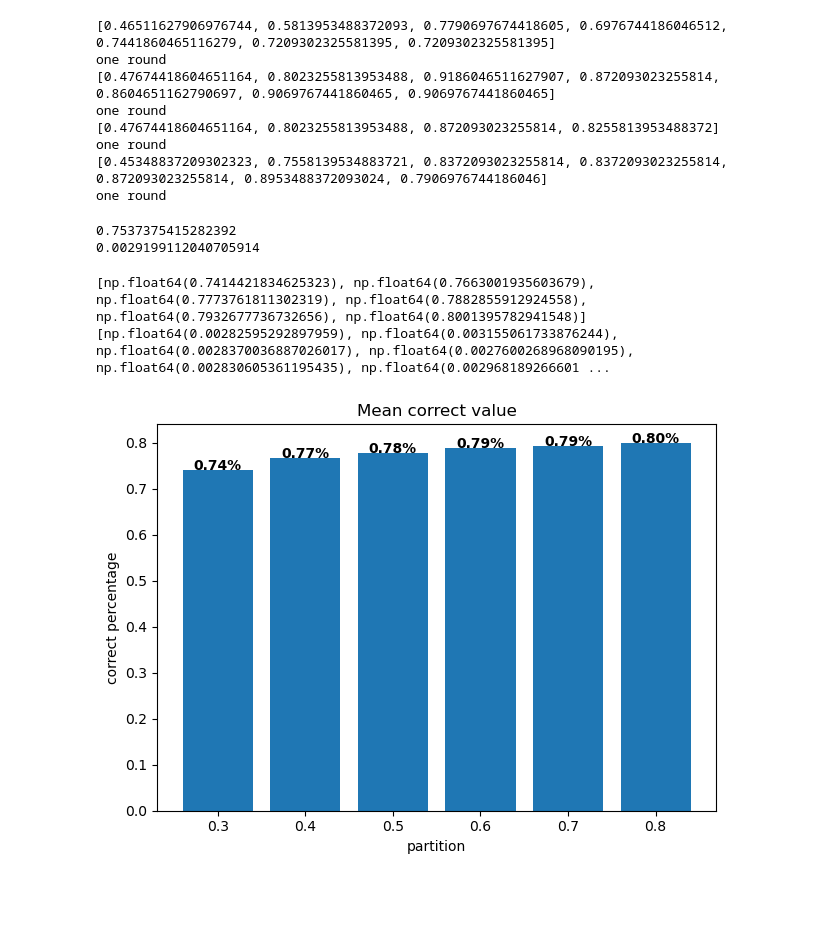
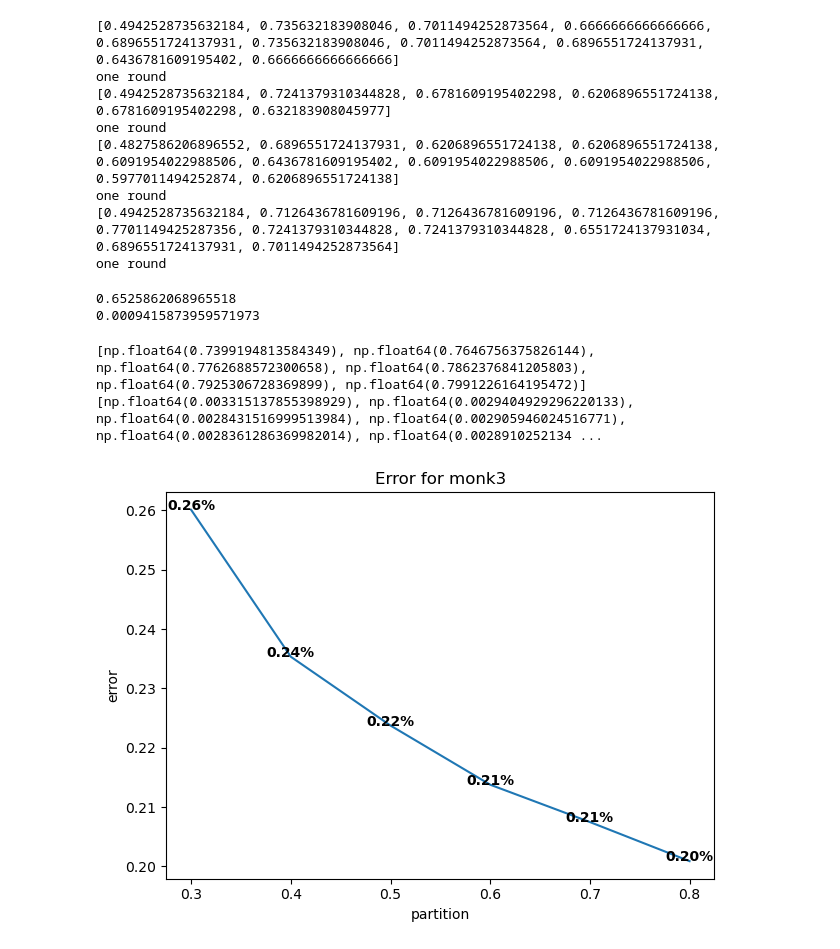
Before and after one commit to Yanjun96/FDD3431, a Jupyter notebook: labs/lab1_dectrees/python/assignment_7.ipynb, the cells around one changed output. Saved outputs shown, nothing was run; the diff lists cells and outputs as text; code cells hidden in the pictures; blank space fills up the shorter version.

```diff
--- a/labs/lab1_dectrees/python/assignment_7.ipynb
+++ b/labs/lab1_dectrees/python/assignment_7.ipynb
@@ -17,14 +17,14 @@ mean = []
 
 for j in range(4):
     rate_correct = []
-    monk1train, monk1val = partition(m.monk3, 0.3)
+    monk1train, monk1val = partition(m.monk1, 0.3)
     t = d.buildTree(monk1train, m.attributes)
 
     # prunning, this return many different possibilities
     m_prun = allPruned(t)
 
     for i in range( len(m_prun) ):
-      rate_correct.append(d.check(m_prun[i], monk1val))
+       rate_correct.append(d.check(m_prun[i], monk1val))
     print(rate_correct)
 
     mean.append( np.mean(rate_correct) ) # average of the all possibilities
@@ -32,23 +32,23 @@ for j in range(4):
     var_all = np.var(mean)  # this is the variance of each 4 rounds
 
     print('one round')
-    i +=1
+    j +=1
 mean_mean = np.mean(mean)
 # %% [output]
-[0.46511627906976744, 0.5813953488372093, 0.7790697674418605, 0.6976744186046512, 0.7441860465116279, 0.7209302325581395, 0.7209302325581395]
+[0.4942528735632184, 0.735632183908046, 0.7011494252873564, 0.6666666666666666, 0.6896551724137931, 0.735632183908046, 0.7011494252873564, 0.6896551724137931, 0.6436781609195402, 0.6666666666666666]
 one round
-[0.47674418604651164, 0.8023255813953488, 0.9186046511627907, 0.872093023255814, 0.8604651162790697, 0.9069767441860465, 0.9069767441860465]
+[0.4942528735632184, 0.7241379310344828, 0.6781609195402298, 0.6206896551724138, 0.6781609195402298, 0.632183908045977]
 one round
-[0.47674418604651164, 0.8023255813953488, 0.872093023255814, 0.8255813953488372]
+[0.4827586206896552, 0.6896551724137931, 0.6206896551724138, 0.6206896551724138, 0.6091954022988506, 0.6436781609195402, 0.6091954022988506, 0.6091954022988506, 0.5977011494252874, 0.6206896551724138]
 one round
-[0.45348837209302323, 0.7558139534883721, 0.8372093023255814, 0.8372093023255814, 0.872093023255814, 0.8953488372093024, 0.7906976744186046]
+[0.4942528735632184, 0.7126436781609196, 0.7126436781609196, 0.7126436781609196, 0.7701149425287356, 0.7241379310344828, 0.7241379310344828, 0.6551724137931034, 0.6896551724137931, 0.7011494252873564]
 one round
 # %%
 print(mean_mean)
 print(var_all)
 # %% [output]
-0.7537375415282392
-0.0029199112040705914
+0.6525862068965518
+0.0009415873959571973
 # %%
 var = []
 var_all = []
@@ -70,45 +70,46 @@ for k in [0.3,0.4,0.5,0.6,0.7,0.8]:
 
         mean.append( np.mean(rate_correct) ) # average of the all possibilities
 
-
-
         #print('one round')
-        i +=1
+        j +=1
 
     mean_mean.append( np.mean(mean) )
     var_all.append(np.var(mean))
 print(mean_mean)
+
+
 print(var_all)
 # %% [output]
-[np.float64(0.7414421834625323), np.float64(0.7663001935603679), np.float64(0.7773761811302319), np.float64(0.7882855912924558), np.float64(0.7932677736732656), np.float64(0.8001395782941548)]
-[np.float64(0.00282595292897959), np.float64(0.003155061733876244), np.float64(0.0028370036887026017), np.float64(0.0027600268968090195), np.float64(0.002830605361195435), np.float64(0.002968189266601 ...
+[np.float64(0.7399194813584349), np.float64(0.7646756375826144), np.float64(0.7762688572300658), np.float64(0.7862376841205803), np.float64(0.7925306728369899), np.float64(0.7991226164195472)]
+[np.float64(0.003315137855398929), np.float64(0.0029404929296220133), np.float64(0.0028431516999513984), np.float64(0.002905946024516771), np.float64(0.0028361286369982014), np.float64(0.0028910252134 ...
+# %%
+mean_error = [1 - num for num in mean_mean]
 # %%
 import matplotlib.pyplot as plt
 
 # Sample data
 
 x = ['0.3','0.4','0.5','0.6','0.7','0.8']
-y1 = mean_mean
+y1 = mean_error
 y2 = var_all
 
 # Create a plot
-plt.bar(x, y1)
+plt.plot(x, y1)
 
 for i, v in enumerate(y1):
     plt.text(i, v , f"{v:.2f}%", ha='center', fontsize=10, fontweight='bold')
 
 # Labels and title
 plt.xlabel("partition")
-plt.ylabel("correct percentage")
-plt.title("Mean correct value")
-
+plt.ylabel("error")
+plt.title("Error for monk3")
 plt.tight_layout()
 # Show the plot
 
-plt.savefig('mean_monk3.png')
+plt.savefig('mean_error_monk3.png')
 plt.show()
 # %% [output]
-[figure, old version]
+[figure, new version]
 # %%
 import matplotlib.pyplot as plt
 
```
Also changed, not shown: parts of 1 cell of this notebook, 7 other files.
